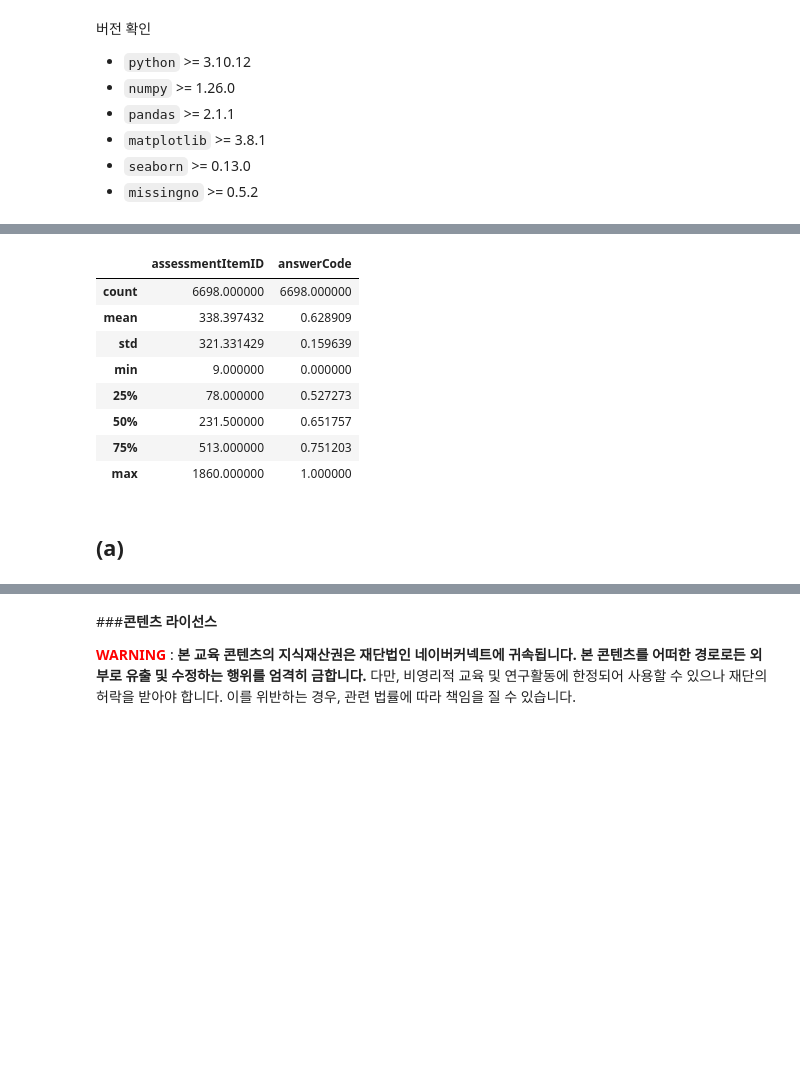
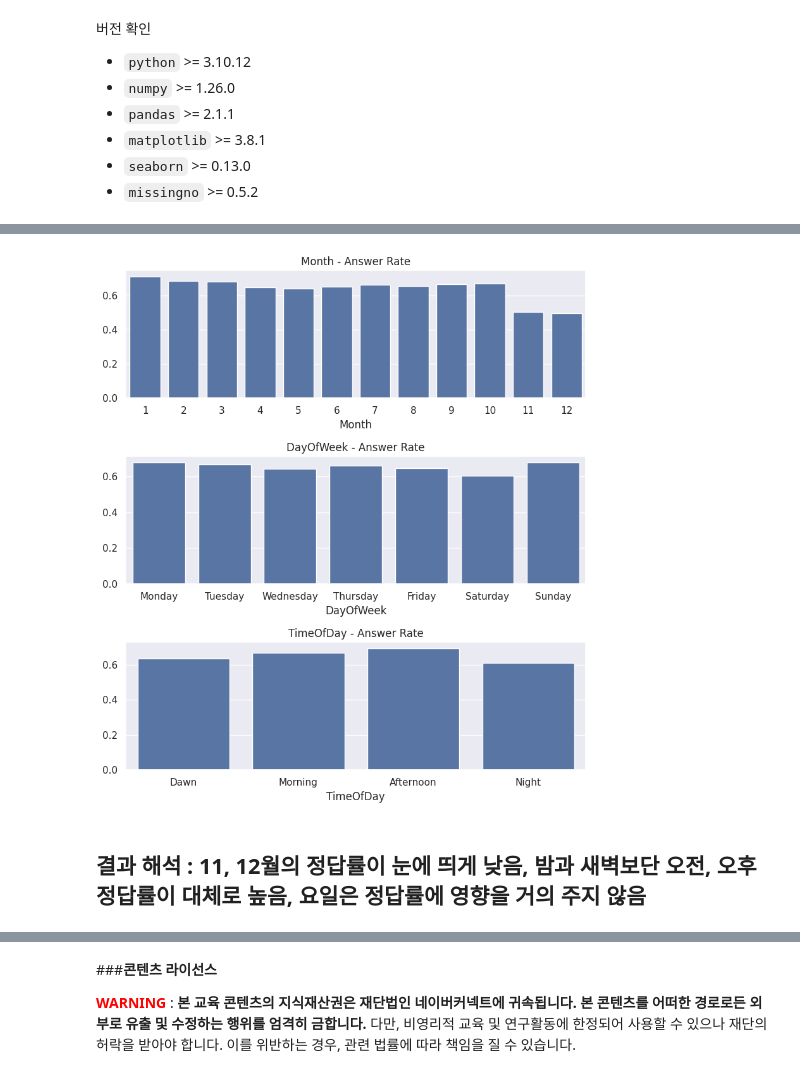
Before and after one commit to boostcampaitech6/level2-dkt-recsys-06, a Jupyter notebook: code/DKT_EDA.ipynb, the cells around one changed output, grey strips where cells are left out. Cells and saved outputs as stored; diff of their text form; code cells hidden in the pictures; blank space fills up the shorter version.

```diff
--- a/code/DKT_EDA.ipynb
+++ b/code/DKT_EDA.ipynb
@@ -162,19 +143,31 @@ def percentile(s):
 # %%
-stu_groupby = df.groupby('userID').agg({
-    'assessmentItemID': 'count',
-    'answerCode': percentile
-})
-stu_groupby.describe()
+# 각 달에 따른 정답률 계산
+month_answer_rate = df.groupby('Month')['answerCode'].mean()
+
+# 각 요일에 따른 정답률 계산
+day_answer_rate = df.groupby('DayOfWeek')['answerCode'].mean()
+day_order = ["Monday", "Tuesday", "Wednesday", "Thursday", "Friday", "Saturday", "Sunday"]
+day_answer_rate = day_answer_rate.loc[day_order]
+
+# 시간대에 따른 정답률 계산
+time_answer_rate = df.groupby('TimeOfDay')['answerCode'].mean()
+time_order = ["Dawn", "Morning", "Afternoon", "Night"]
+time_answer_rate = time_answer_rate.loc[time_order]
+fig, ax = plt.subplots(3, 1, figsize=(8, 9))
+
+sns.barplot(x=month_answer_rate.index, y=month_answer_rate.values, ax=ax[0])
+ax[0].set_title('Month - Answer Rate')
+
+sns.barplot(x=day_answer_rate.index, y=day_answer_rate.values, ax=ax[1])
+ax[1].set_title('DayOfWeek - Answer Rate')
+
+sns.barplot(x=time_answer_rate.index, y=time_answer_rate.values, ax=ax[2])
+ax[2].set_title('TimeOfDay - Answer Rate')
+
+plt.tight_layout()
+plt.show()
 # %% [output]
-|  | assessmentItemID | answerCode |
-| count | 6698.000000 | 6698.000000 |
-| mean | 338.397432 | 0.628909 |
-| std | 321.331429 | 0.159639 |
-| min | 9.000000 | 0.000000 |
-| 25% | 78.000000 | 0.527273 |
-| 50% | 231.500000 | 0.651757 |
-| 75% | 513.000000 | 0.751203 |
-| max | 1860.000000 | 1.000000 |
+[figure, added]
 # %% [markdown]
-## (a)
+## 결과 해석 : 11, 12월의 정답률이 눈에 띄게 낮음, 밤과 새벽보단 오전, 오후 정답률이 대체로 높음, 요일은 정답률에 영향을 거의 주지 않음
 # %%
```
Also changed, not shown: parts of 17 cells of this notebook.
